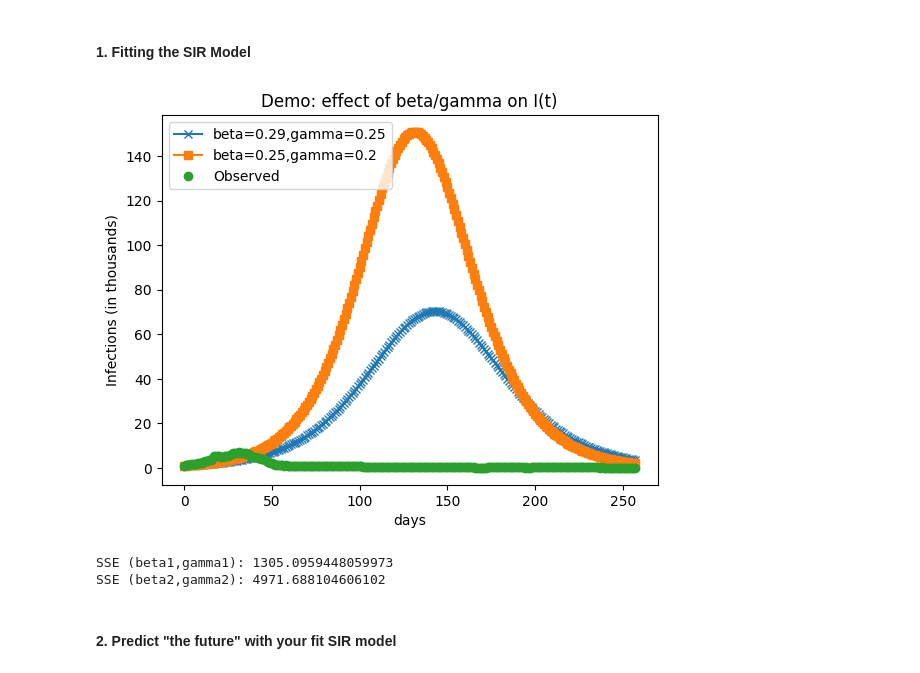
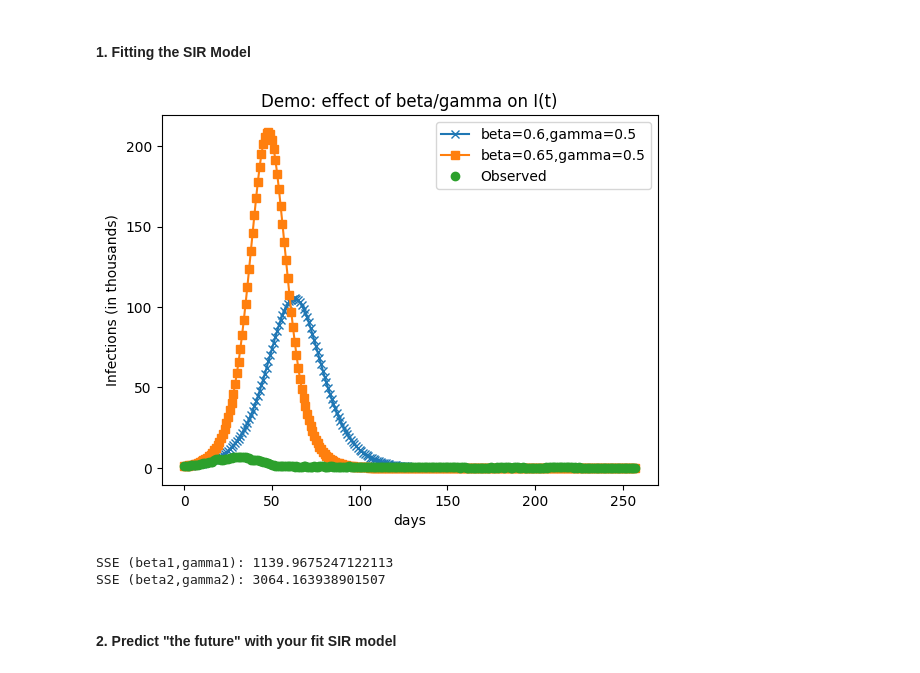
Before and after one commit to esther-akinade/Module4_Ebola-, a Jupyter notebook: FUNG2_AKINADE_WORRALL_MODULE_4.ipynb, the cells around one changed output. Drawn from its saved outputs; the diff is of its cells as text; code cells hidden in the pictures.

```diff
--- a/FUNG2_AKINADE_WORRALL_MODULE_4.ipynb
+++ b/FUNG2_AKINADE_WORRALL_MODULE_4.ipynb
@@ -146,32 +146,32 @@ S0_obs = N- I0_obs - R0_obs
 # %%
 # Plug in guesses for gamma and beta, plot the model predictions against the data, and calculate SSE.
 
-beta1 = .29 #random guess for beta
-gamma1 = 1/4 #random guess for gamma
-beta2 = 0.25 #alternative guesses
-gamma2 = 1/5 #alternative guesses
+beta1 = .60 #random guess for beta
+gamma1 = 1/2 #random guess for gamma
+beta2 = 0.65 #alternative guesses
+gamma2 = 1/2 #alternative guesses
 
 S1, I1, R1 = euler_sir(beta1, gamma1, S0_obs, I0_obs, R0_obs, t_obs, N)
 S2, I2, R2 = euler_sir(beta2, gamma2, S0_obs, I0_obs, R0_obs, t_obs, N)
 
 plt.plot(t_obs, I1, label=f'beta={beta1},gamma={gamma1}', marker='x')
 plt.plot(t_obs, I2, label=f'beta={beta2},gamma={gamma2}', marker='s')
 plt.plot(t_obs, I_obs, 'o', label='Observed')
 
 plt.legend()
 plt.xlabel('days')
 plt.ylabel('Infections (in thousands)')
 plt.title('Demo: effect of beta/gamma on I(t)')
 plt.show()
 # %% [output]
-[figure, old version]
+[figure, new version]
 # %%
 # Use an optimization routine to minimize SSE and find the best-fitting parameters.
 print("SSE (beta1,gamma1):", np.mean((I1 - I_obs)**2))
 print("SSE (beta2,gamma2):", np.mean((I2 - I_obs)**2))
 # %% [output]
-SSE (beta1,gamma1): 1305.0959448059973
-SSE (beta2,gamma2): 4971.688104606102
+SSE (beta1,gamma1): 1139.9675247122113
+SSE (beta2,gamma2): 3064.163938901507
 # %% [markdown]
 #### 2. Predict "the future" with your fit SIR model
 # %%
```
